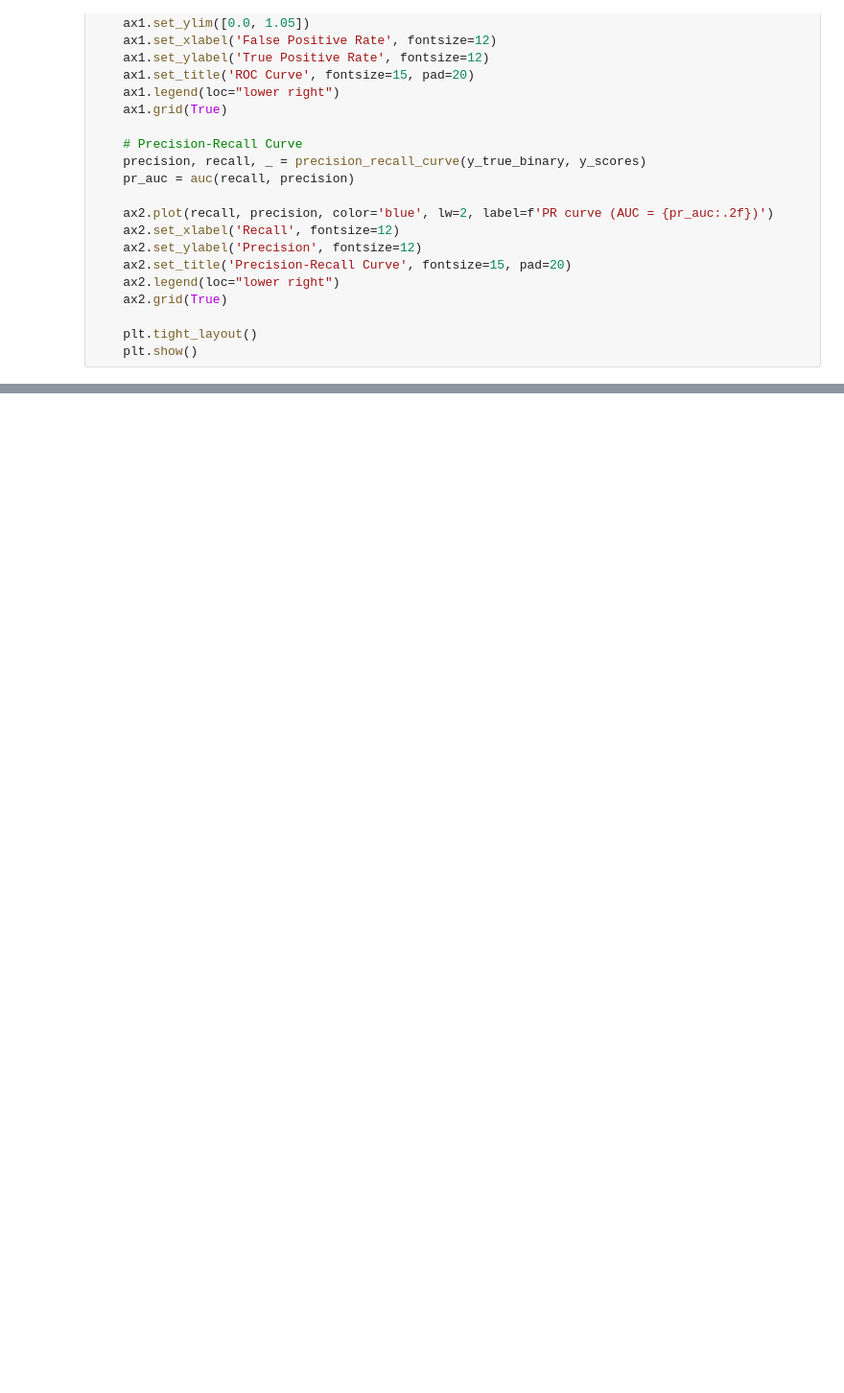
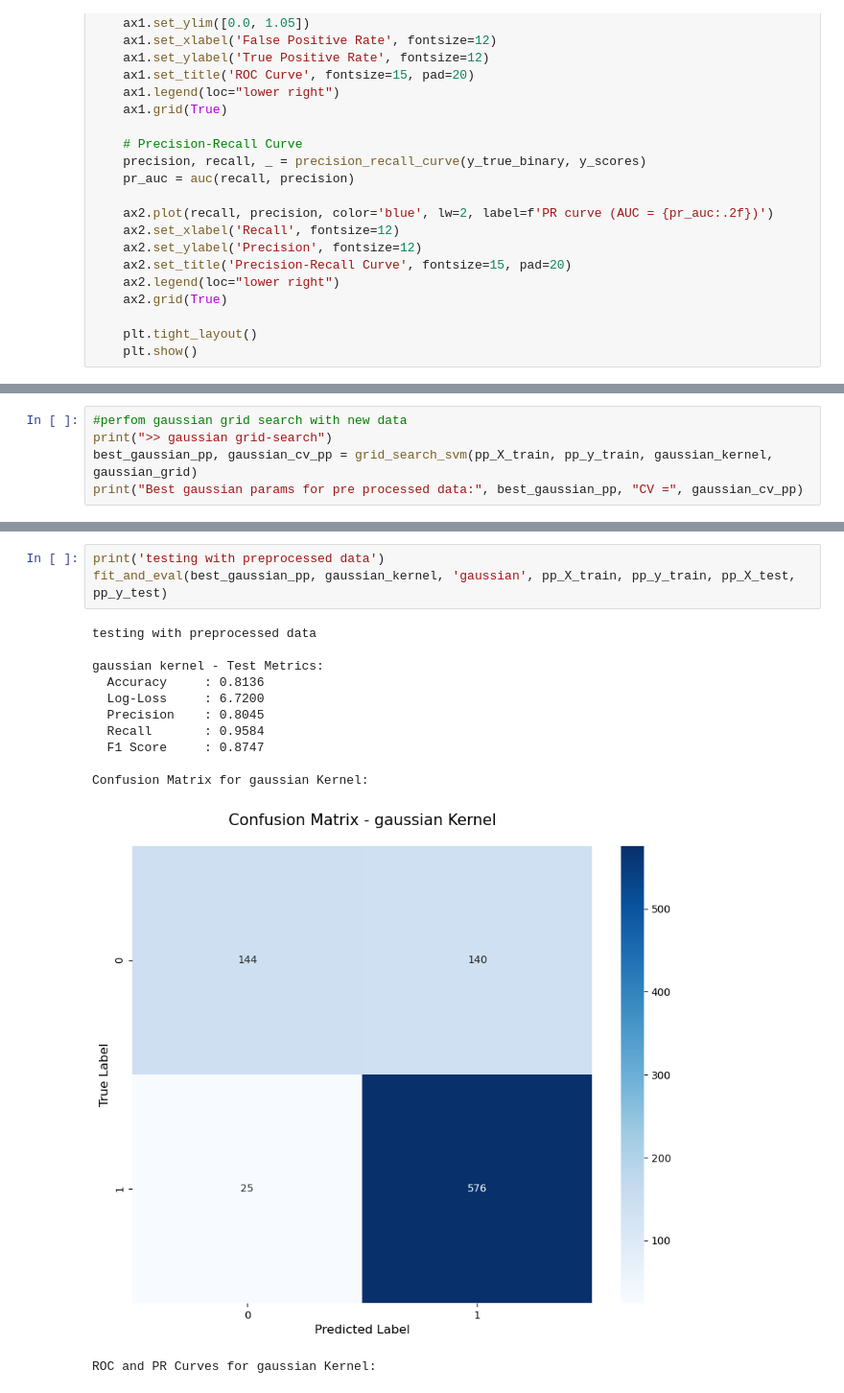
Before and after one commit to Romerico234/Student-Dropout-Predictor, a Jupyter notebook: kernel-based-svm-student-dropout-predictor.ipynb, the cells around one changed output, grey strips where cells are left out. Shown at 96% size. Drawn from its saved outputs; the diff is of its cells as text; blank space fills up the shorter version.

```diff
--- a/kernel-based-svm-student-dropout-predictor.ipynb
+++ b/kernel-based-svm-student-dropout-predictor.ipynb
@@ -325,0 +300,5 @@ ROC and PR Curves for Gaussian Kernel:
+# %%
+#perfom gaussian grid search with new data
+print(">> gaussian grid-search")
+best_gaussian_pp, gaussian_cv_pp = grid_search_svm(pp_X_train, pp_y_train, gaussian_kernel, gaussian_grid)
+print("Best gaussian params for pre processed data:", best_gaussian_pp, "CV =", gaussian_cv_pp)
@@ -325,0 +325,16 @@ ROC and PR Curves for Gaussian Kernel:
+# %%
+print('testing with preprocessed data')
+fit_and_eval(best_gaussian_pp, gaussian_kernel, 'gaussian', pp_X_train, pp_y_train, pp_X_test, pp_y_test)
+# %% [output]
+testing with preprocessed data
+
+gaussian kernel - Test Metrics:
+  Accuracy     : 0.8136
+  Log-Loss     : 6.7200
+  Precision    : 0.8045
+  Recall       : 0.9584
+  F1 Score     : 0.8747
+
+Confusion Matrix for gaussian Kernel:
+[figure, added]
+ROC and PR Curves for gaussian Kernel:
```
Also changed, not shown: parts of 15 cells of this notebook.
